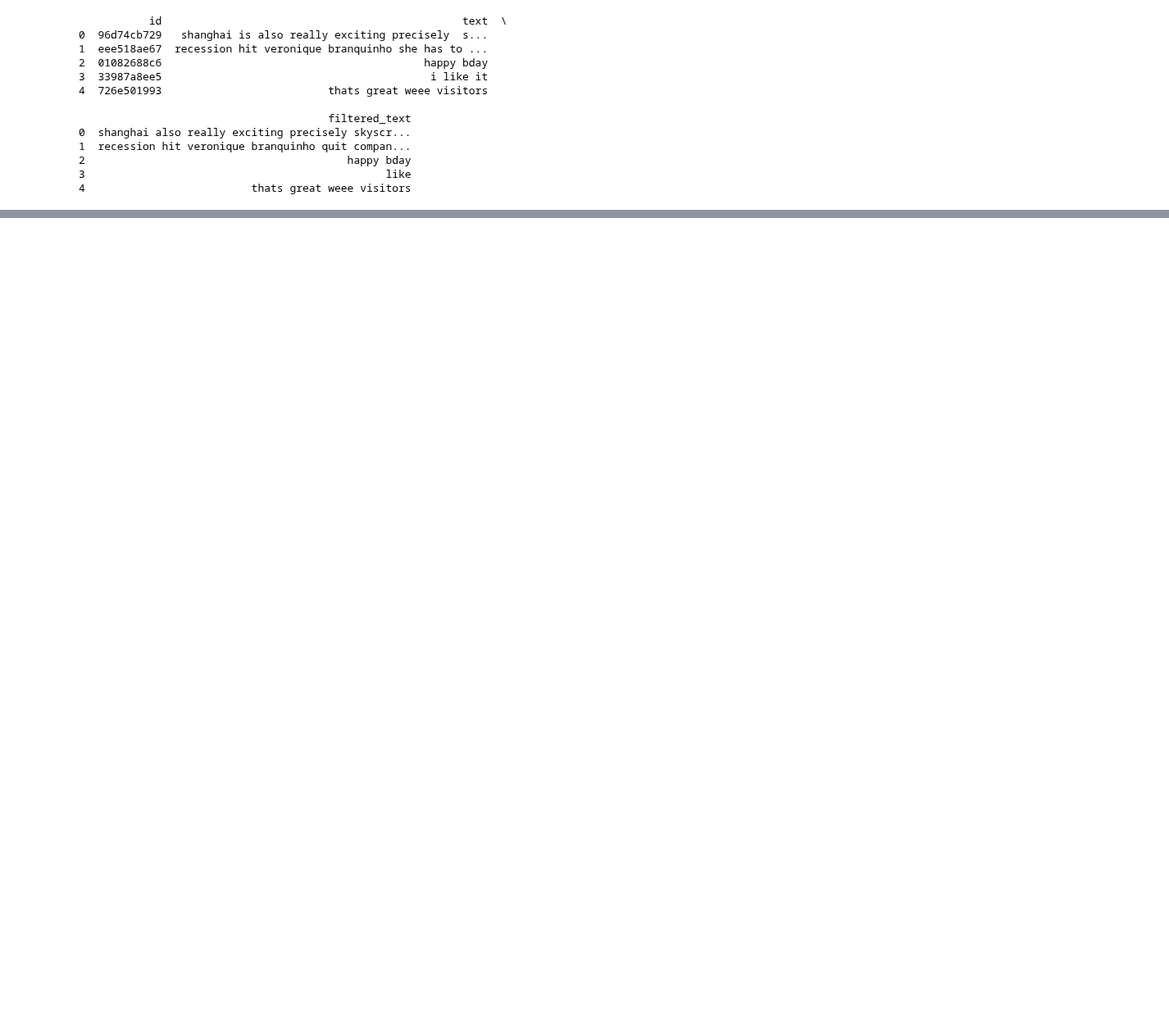
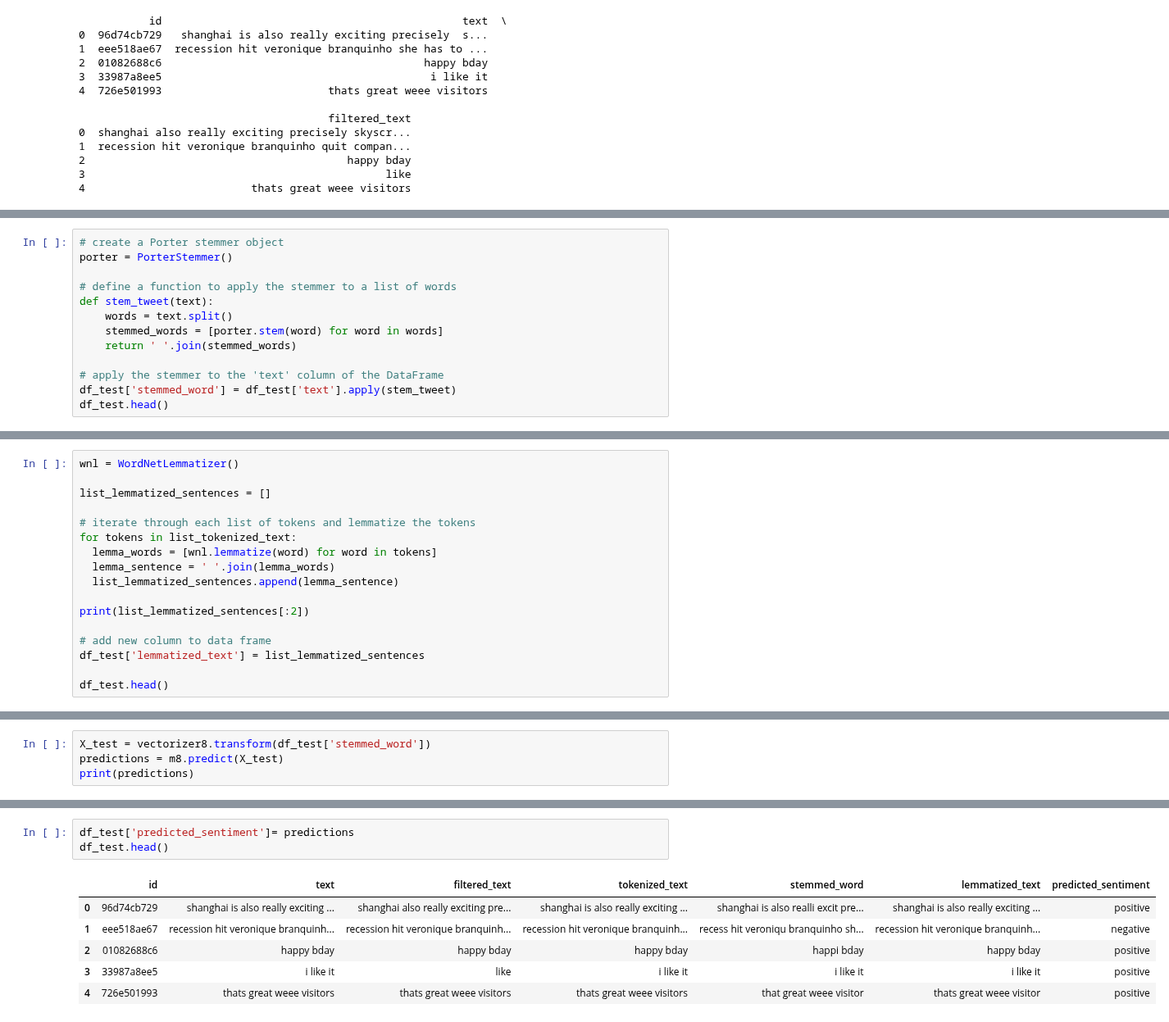
Before and after one commit to MartinNde/MartinN_1, a Jupyter notebook: NLP_Applied_AI_competition_.ipynb, the cells around one changed output, grey strips where cells are left out. Shown at 82% size. Drawn from its saved outputs; the diff is of its cells as text; blank space fills up the shorter version.

```diff
--- a/NLP_Applied_AI_competition_.ipynb
+++ b/NLP_Applied_AI_competition_.ipynb
@@ -687,0 +713,13 @@ print(df_test.head())
+# %%
+# create a Porter stemmer object
+porter = PorterStemmer()
+
+# define a function to apply the stemmer to a list of words
+def stem_tweet(text):
+    words = text.split()
+    stemmed_words = [porter.stem(word) for word in words]
+    return ' '.join(stemmed_words)
+
+# apply the stemmer to the 'text' column of the DataFrame
+df_test['stemmed_word'] = df_test['text'].apply(stem_tweet)
+df_test.head()
@@ -687,0 +733,17 @@ print(df_test.head())
+# %%
+wnl = WordNetLemmatizer()
+
+list_lemmatized_sentences = []
+
+# iterate through each list of tokens and lemmatize the tokens
+for tokens in list_tokenized_text:
+  lemma_words = [wnl.lemmatize(word) for word in tokens]
+  lemma_sentence = ' '.join(lemma_words)
+  list_lemmatized_sentences.append(lemma_sentence)
+
+print(list_lemmatized_sentences[:2])
+
+# add new column to data frame
+df_test['lemmatized_text'] = list_lemmatized_sentences
+
+df_test.head()
@@ -687,0 +758,4 @@ print(df_test.head())
+# %%
+X_test = vectorizer8.transform(df_test['stemmed_word'])
+predictions = m8.predict(X_test)
+print(predictions)
@@ -687,0 +780,10 @@ print(df_test.head())
+# %%
+df_test['predicted_sentiment']= predictions
+df_test.head()
+# %% [output]
+|  | id | text | filtered_text | tokenized_text | stemmed_word | lemmatized_text | predicted_sentiment |
+| 0 | 96d74cb729 | shanghai is also really exciting ... | shanghai also really exciting pre... | shanghai is also really exciting ... | shanghai is also realli excit pre... | shanghai is also really exciting ... | positive |
+| 1 | eee518ae67 | recession hit veronique branquinh... | recession hit veronique branquinh... | recession hit veronique branquinh... | recess hit veroniqu branquinho sh... | recession hit veronique branquinh... | negative |
+| 2 | 01082688c6 | happy bday | happy bday | happy bday | happi bday | happy bday | positive |
+| 3 | 33987a8ee5 | i like it | like | i like it | i like it | i like it | positive |
+| 4 | 726e501993 | thats great weee visitors | thats great weee visitors | thats great weee visitors | that great weee visitor | thats great weee visitor | positive |
```
Also changed, not shown: parts of 7 cells of this notebook.
